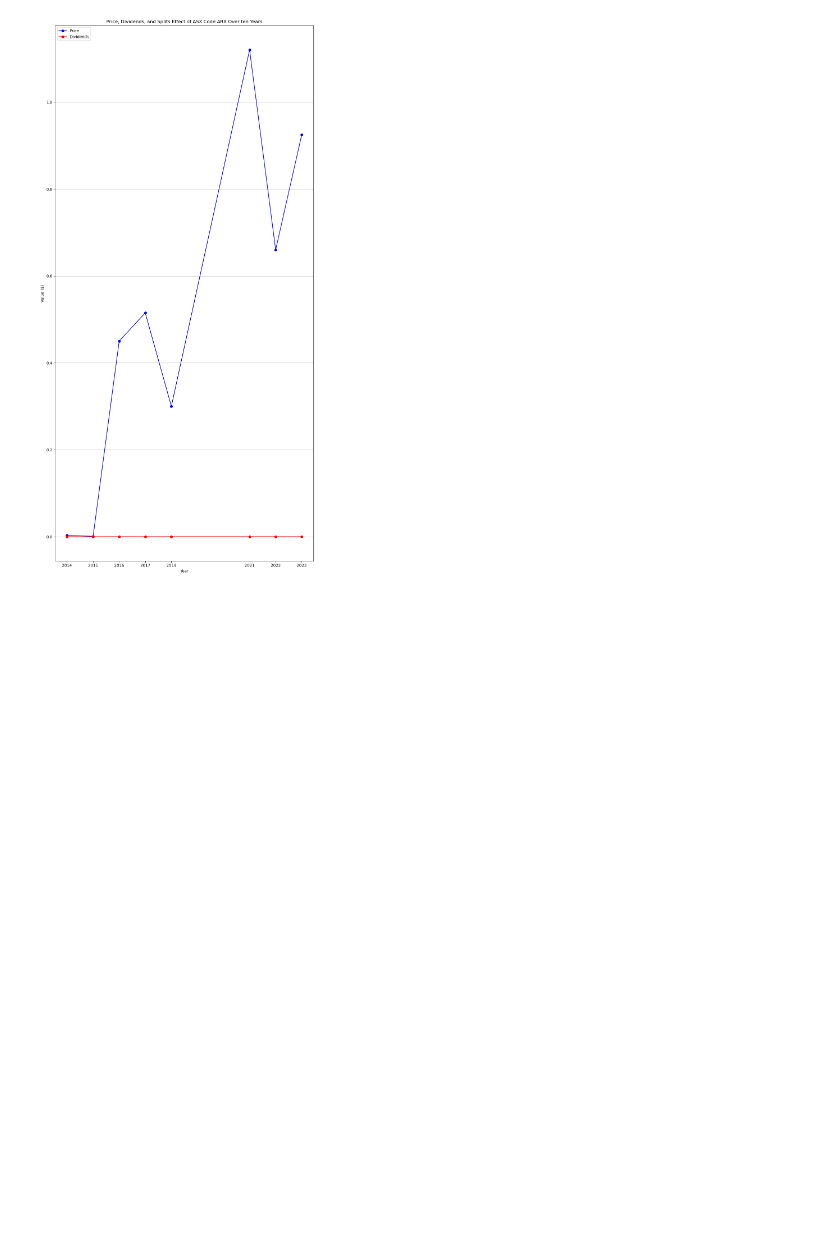
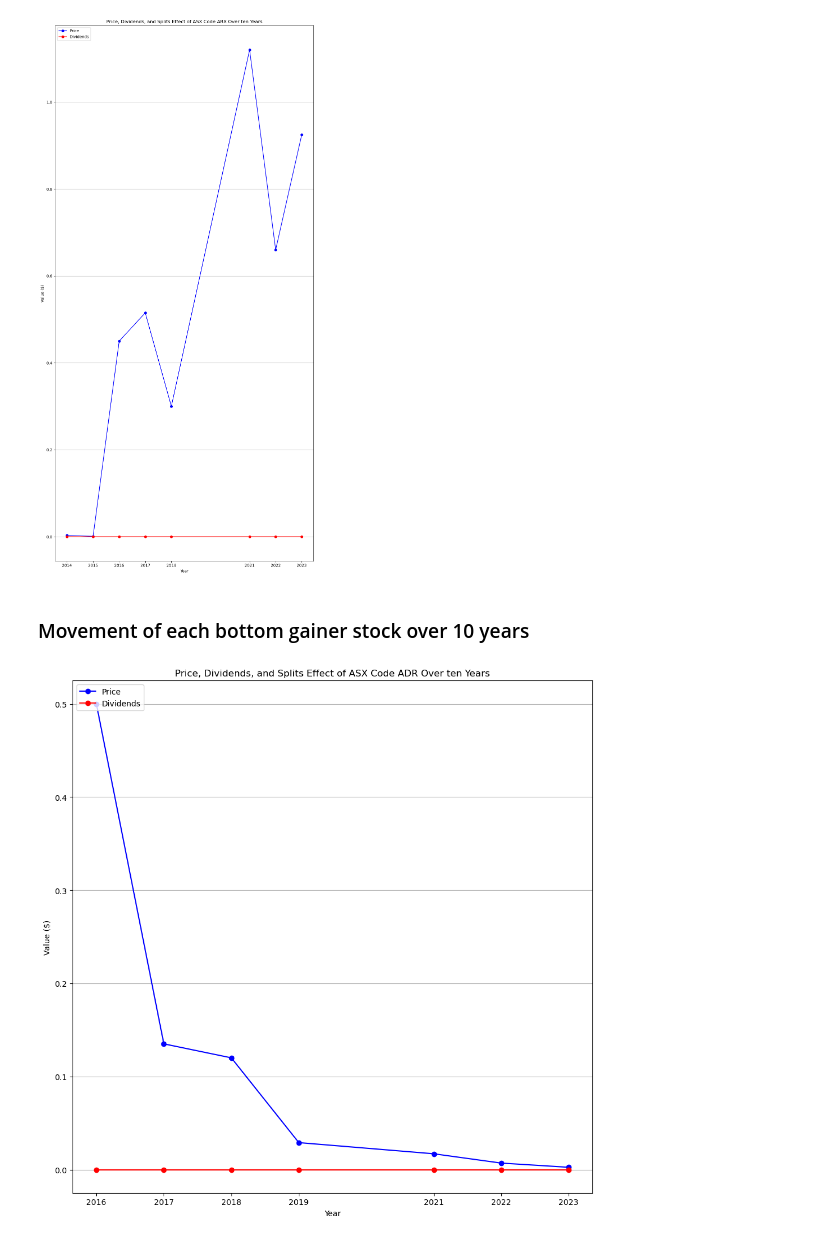
Before and after one commit to TruptiRadadiya/Australian_Stock_Market_Analysis, a Jupyter notebook: DataVisualization/calculate_top_and_buttom_gainers.ipynb, the cells around one changed output. Saved outputs shown, nothing was run; the diff lists cells and outputs as text; code cells hidden in the pictures; blank space fills up the shorter version.

```diff
--- a/DataVisualization/calculate_top_and_buttom_gainers.ipynb
+++ b/DataVisualization/calculate_top_and_buttom_gainers.ipynb
@@ -428,3 +433,55 @@ plt.tight_layout()
 plt.show()
 # %% [output]
 [figure]
+# %% [markdown]
+### Movement of each bottom gainer stock over 10 years
+# %%
+#top_gainers
+bottom_asx_codes = bottom_gainers['ASX Code']
+
+# creating line chart for the top gainer
+
+next_bottom_asx_code = bottom_asx_codes.iloc[0]
+
+# Filter data for top ASX Code
+mtb_data = final_df[final_df['ASX Code'] == next_bottom_asx_code].copy()
+
+# Aggregate data by year
+mtb_data_agg = mtb_data.groupby('Year')[['Last Price($)', 'Dividends', 'Splits']].mean()
+
+# Remove negative values from Last Price
+mtb_data_agg = mtb_data_agg[mtb_data_agg['Last Price($)'] >= 0]
+
+# Create figure and axes objects
+fig, ax = plt.subplots(figsize=(10, 10))
+
+# Plot Price
+price_bar = ax.plot(mtb_data_agg.index, mtb_data_agg['Last Price($)'], color='blue', label='Price', marker='o')
+
+# Plot Dividends on top of Price
+dividends_bar = ax.plot(mtb_data_agg.index, mtb_data_agg['Dividends'], color='red', label='Dividends', marker='o')
+
+# Iterate over each year where splits occurred and add an additional bar section on top of dividends representing the effect of splits
+for year, splits in mtb_data_agg['Splits'].items():
+    if splits > 1:
+        last_price = mtb_data_agg.loc[year, 'Last Price($)']
+        splits_effect = (splits - 1) * last_price
+        ax.plot(year, splits_effect, marker='o', markersize=8, color='green', label='Splits')
+
+# Add labels and title
+plt.xlabel('Year')
+plt.ylabel('Value ($)')
+plt.title(f'Price, Dividends, and Splits Effect of ASX Code {next_bottom_asx_code} Over ten Years')
+
+# Set x-ticks to ensure all years are displayed
+ax.set_xticks(mtb_data_agg.index)
+
+# Add legend
+plt.legend(loc='upper left')
+
+# Show the plot
+plt.grid(axis='y')
+plt.tight_layout()
+plt.show()
+# %% [output]
+[figure, added]
```
Also changed, not shown: parts of 10 cells of this notebook.
